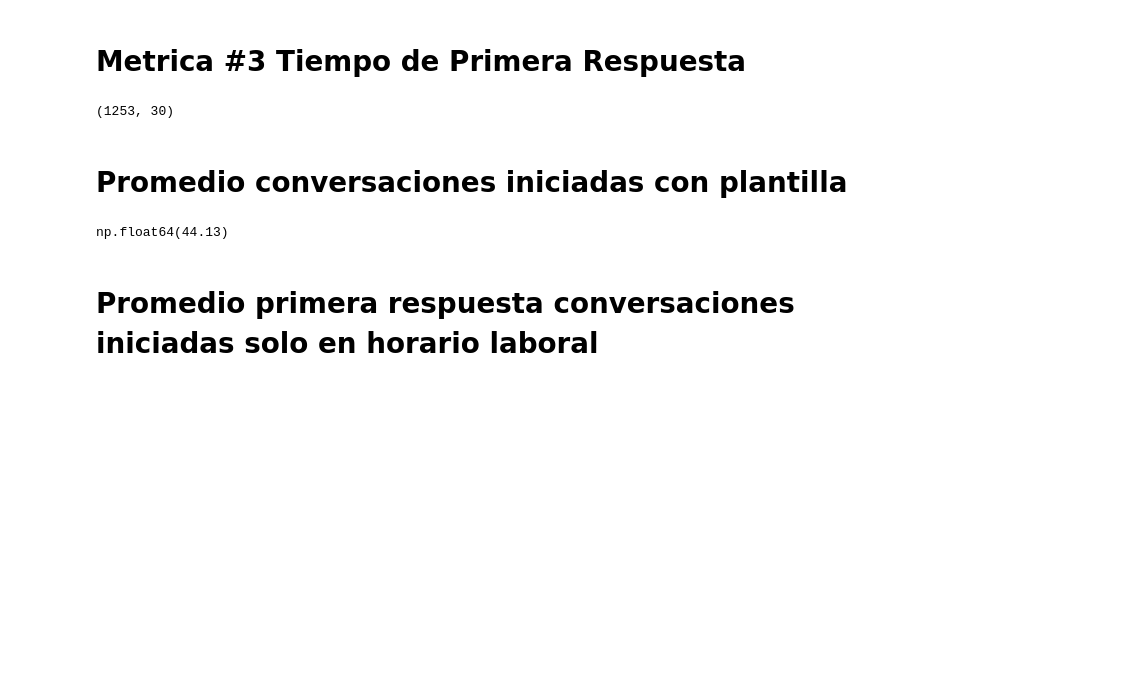
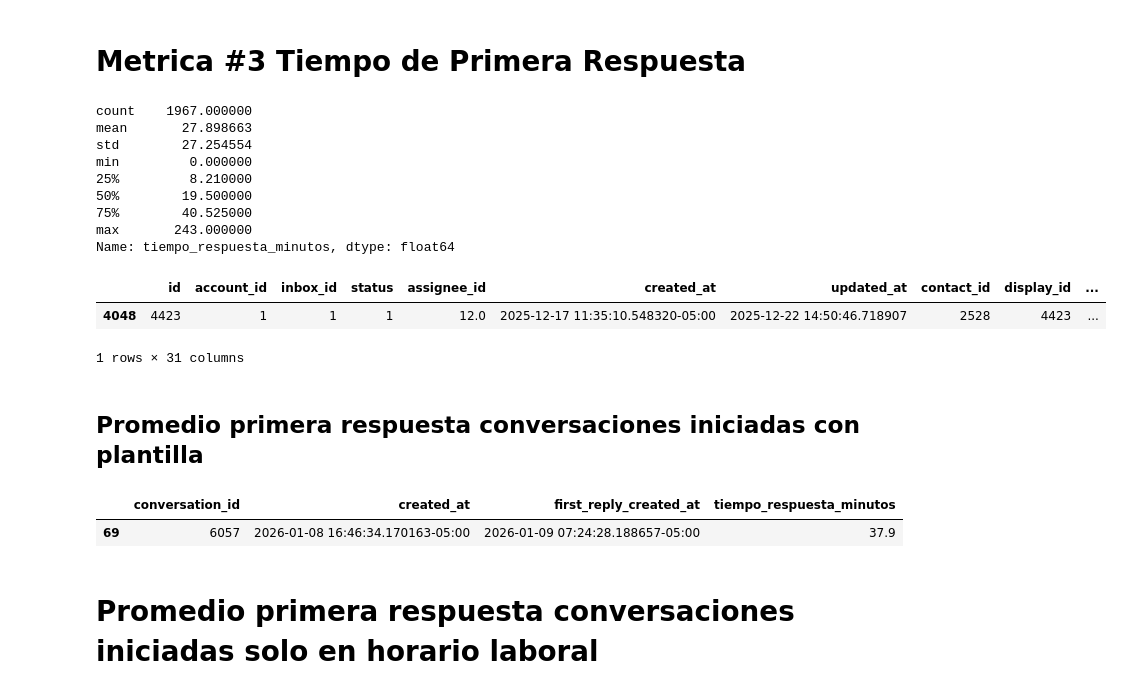
Before and after one commit to Jona-2006-17/analisis, a Jupyter notebook: analisis.ipynb, the cells around one changed output. Drawn from its saved outputs; the diff is of its cells as text; code cells hidden in the pictures; blank space fills up the shorter version.

```diff
--- a/analisis.ipynb
+++ b/analisis.ipynb
@@ -273,39 +273,57 @@ def calcular_mismo_dia(row):
 
     if row['created_at'].weekday() == 5:
         fin_laboral = inicio.replace(hour=12, minute=0, second=0, microsecond=0)
         inicio_laboral = fin.replace(hour=8, minute=0, second=0, microsecond=0)
 
     if inicio >= inicio_laboral and inicio < fin_laboral :
         segundos +=(fin-inicio).total_seconds()
 
     if inicio < inicio_laboral and fin <= fin_laboral:
         segundos +=(fin-inicio_laboral).total_seconds()
 
     return max(segundos, 0)
 
 
 df_sin_inicio_plantilla['tiempo_respuesta_segundos'] = np.where(
     mismo_dia,
     df_sin_inicio_plantilla.apply(calcular_mismo_dia, axis=1).round(2),
     df_sin_inicio_plantilla.apply(calcular_dia_distinto, axis=1).round(2)
 )
 
 df_sin_inicio_plantilla['tiempo_respuesta_minutos'] = (df_sin_inicio_plantilla['tiempo_respuesta_segundos'] / 60).round(2)
 df_sin_inicio_plantilla['tiempo_respuesta_horas'] = (df_sin_inicio_plantilla['tiempo_respuesta_minutos'] / 60).round(2)
 
-promedio_tiempo_respuesta_general_min = df_sin_inicio_plantilla['tiempo_respuesta_minutos'].mean()
-promedio_tiempo_respuesta_general_min
+promedio_tiempo_respuesta_min = df_sin_inicio_plantilla['tiempo_respuesta_minutos'].mean()
+promedio_tiempo_respuesta_min
+
 
 # print(df_sin_inicio_plantilla['tiempo_respuesta_minutos'].describe())
 # v = df_sin_inicio_plantilla[df_sin_inicio_plantilla['tiempo_respuesta_minutos'] ==  278.630000]
 # v
 # mitad = df_sin_inicio_plantilla[df_sin_inicio_plantilla['tiempo_respuesta_minutos'] > 40]
 # mitad.head(30)
-df_sin_inicio_plantilla.shape
+
+print(df_sin_inicio_plantilla['tiempo_respuesta_minutos'].describe())
+infiltrado = df_sin_inicio_plantilla[df_sin_inicio_plantilla['tiempo_respuesta_minutos'] == 177.790000]
+infiltrado
+
+infiltrados = df_sin_inicio_plantilla[df_sin_inicio_plantilla['tiempo_respuesta_minutos'] >= 240]
+infiltrados
 # %% [output]
-(1253, 30)
+count    1967.000000
+mean       27.898663
+std        27.254554
+min         0.000000
+25%         8.210000
+50%        19.500000
+75%        40.525000
+max       243.000000
+Name: tiempo_respuesta_minutos, dtype: float64
+|  | id | account_id | inbox_id | status | assignee_id | created_at | updated_at | contact_id | display_id | ... |
+| 4048 | 4423 | 1 | 1 | 1 | 12.0 | 2025-12-17 11:35:10.548320-05:00 | 2025-12-22 14:50:46.718907 | 2528 | 4423 | ... |
+1 rows × 31 columns
 # %% [markdown]
-# Promedio conversaciones iniciadas con plantilla
+## Promedio primera respuesta conversaciones iniciadas con plantilla
 # %%
 # ids_caso_raro = [6175, 6877, 6214, 6057]
 ids_conv_iniciadas_plantilla = df.loc[df['cached_label_list'].str.contains('iniciada_con_plantilla', na=False),'id']
@@ -360,9 +378,14 @@ cantidad_sin_inicio_plantilla = df_sin_inicio_plantilla['tiempo_respuesta_minuto
 promedio_total = ((total_inicio_plantilla + total_sin_inicio_plantilla) / (cantidad_inicio_plantilla + cantidad_sin_inicio_plantilla)).round(2)
 promedio_total
 
+infiltrado = df_first_messages[df_first_messages['conversation_id'] == 6057]
+infiltrado
+
+
 # df_first_messages
 # %% [output]
-np.float64(44.13)
+|  | conversation_id | created_at | first_reply_created_at | tiempo_respuesta_minutos |
+| 69 | 6057 | 2026-01-08 16:46:34.170163-05:00 | 2026-01-09 07:24:28.188657-05:00 | 37.9 |
 # %% [markdown]
 # Promedio primera respuesta conversaciones iniciadas solo en horario laboral
 # %%
```
Also changed, not shown: parts of 8 cells of this notebook.
